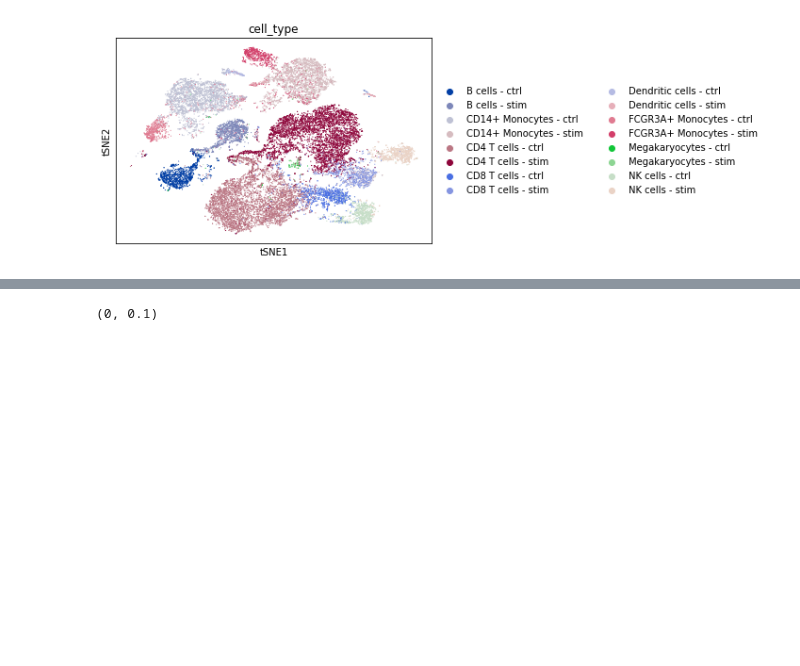
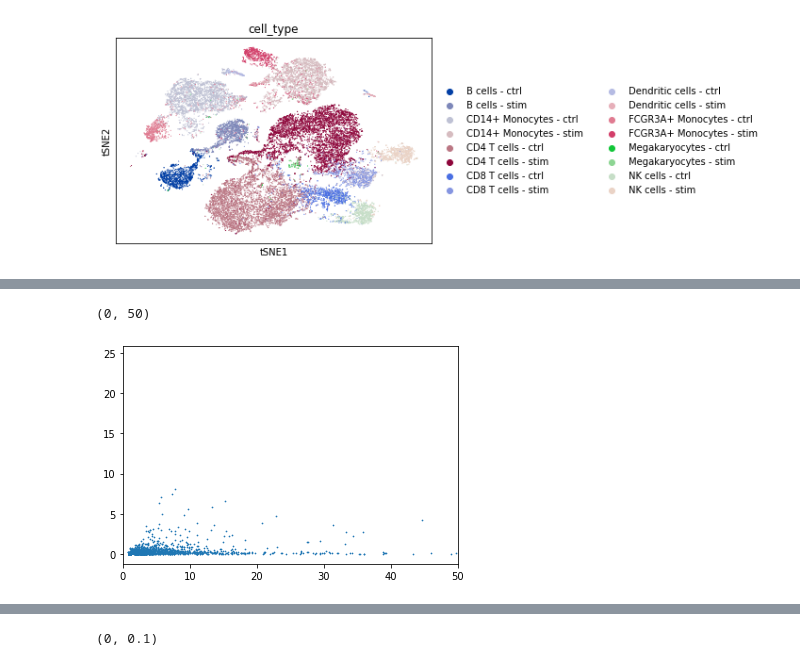
Before and after one commit to yelabucsf/scrna-parameter-estimation, a Jupyter notebook: examples/interferon_stimulation/interferon_stimulation_analysis.ipynb, the cells around one changed output, grey strips where cells are left out. Cells and saved outputs as stored; diff of their text form; code cells hidden in the pictures; blank space fills up the shorter version.

```diff
--- a/examples/interferon_stimulation/interferon_stimulation_analysis.ipynb
+++ b/examples/interferon_stimulation/interferon_stimulation_analysis.ipynb
@@ -63,0 +185,11 @@ estimator.compute_estimated_moments('CD4 T cells')
+# %%
+mean =estimator.estimated_central_moments['CD4 T cells']['first']
+var = estimator.estimated_central_moments['CD4 T cells']['second']
+fano_factor = var/mean
+cv = var/mean**2
+# %%
+plt.scatter(fano_factor, mean, s=0.5)
+plt.xlim(0, 50)
+# %% [output]
+(0, 50)
+[figure, added]
```
Also changed, not shown: parts of 72 cells of this notebook, 2 other files.
